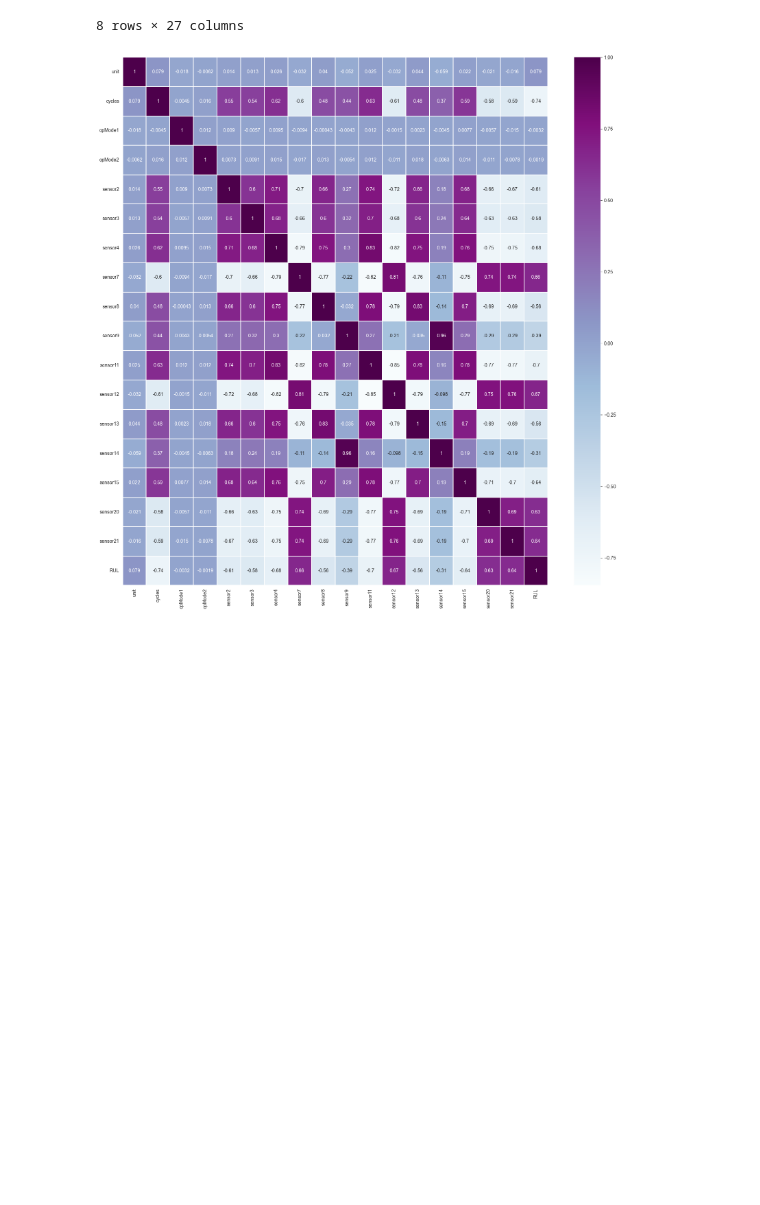
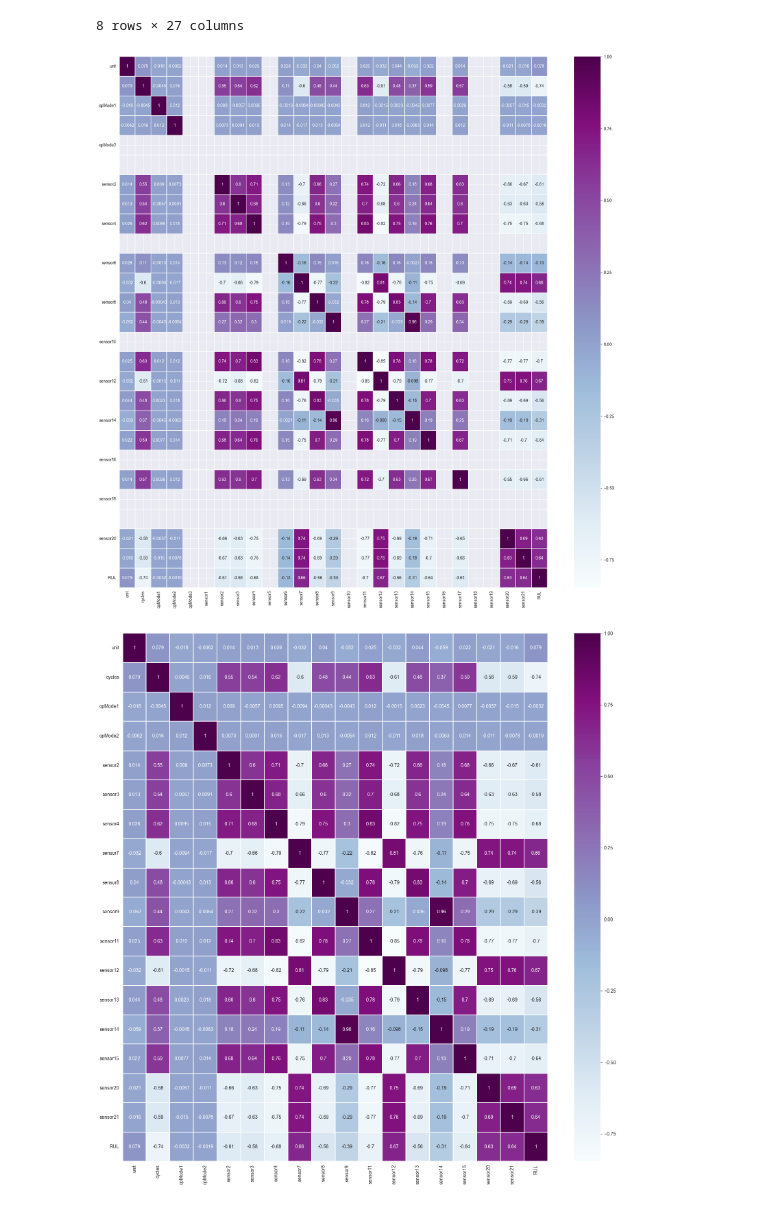
Before and after one commit to Changtze/JetEnginePMH, a Jupyter notebook: lstm.ipynb, the cells around one changed output. Drawn from its saved outputs; the diff is of its cells as text; code cells hidden in the pictures; blank space fills up the shorter version.

```diff
--- a/lstm.ipynb
+++ b/lstm.ipynb
@@ -10,12 +11,12 @@ from sklearn.model_selection import train_test_split
 import seaborn as sns
 # %%
 # Loading file paths
-#train_path = 'D:/Data Science/CMAPSS Engine Simulations/Data/train_FD00X.txt'
-#test_path = 'D:/Data Science/CMAPSS Engine Simulations/Data/test_FD00X.txt'
-#RUL_path = 'D:/Data Science/CMAPSS Engine Simulations/Data/RUL_FD00X.txt'
-train_path = f'E:/CMAPSS/data/train_FD00X.txt'
-test_path = f'E:/CMAPSS/data/test_FD00X.txt'
-RUL_path = f'E:/CMAPSS/data/RUL_FD00X.txt'
+train_path = 'D:/Data Science/CMAPSS Engine Simulations/Data/train_FD00X.txt'
+test_path = 'D:/Data Science/CMAPSS Engine Simulations/Data/test_FD00X.txt'
+RUL_path = 'D:/Data Science/CMAPSS Engine Simulations/Data/RUL_FD00X.txt'
+#train_path = f'E:/CMAPSS/data/train_FD00X.txt'
+#test_path = f'E:/CMAPSS/data/test_FD00X.txt'
+#RUL_path = f'E:/CMAPSS/data/RUL_FD00X.txt'
 
 
 labels = ['unit', 'cycles', 'opMode1', 'opMode2', 'opMode3'] + [f'sensor{i}' for i in range(1, 22)]  # for 22 sensors
@@ -83,6 +84,13 @@ train_data[0].describe()
 | 75% | 77.000000 | 156.000000 | 0.001500 | 0.000300 | 100.0 | 518.669983 | 643.000000 | 1594.380005 | 1414.555054 | 14.620000 | ... | ... |
 | max | 100.000000 | 362.000000 | 0.008700 | 0.000600 | 100.0 | 518.669983 | 644.530029 | 1616.910034 | 1441.489990 | 14.620000 | ... | ... |
 8 rows × 27 columns
+# %%
+sns.heatmap(train_data[0].corr(), annot=True, cmap='BuPu', linewidths=0.2)
+fig = plt.gcf()
+fig.set_size_inches(23, 23)
+plt.show()
+# %% [output]
+[figure, added]
 # %%
 """Trajectories FD001 and FD003 both have redundant readings which can be dropped as they are constant or rarely change. FD004 and FD002 both have a redundant sensor 16."""
 cols_to_drop = ['opMode3', 'sensor1', 'sensor5',
```
Also changed, not shown: parts of 16 cells of this notebook.
